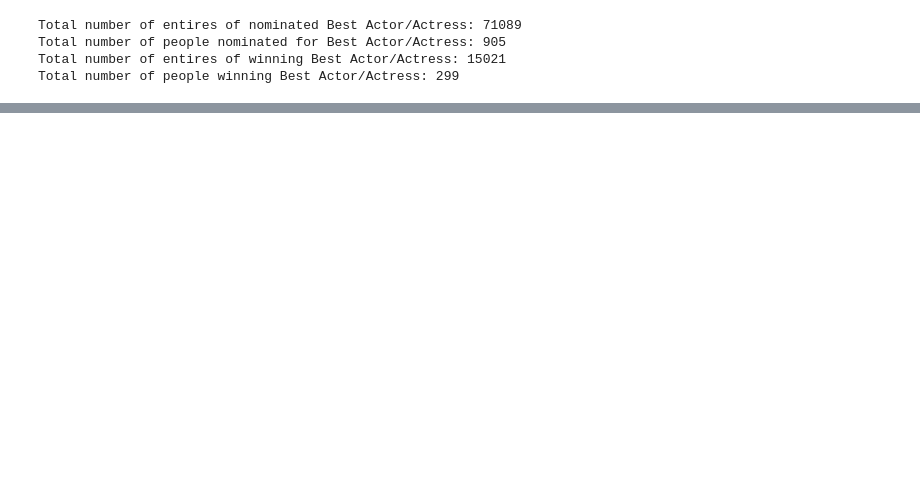
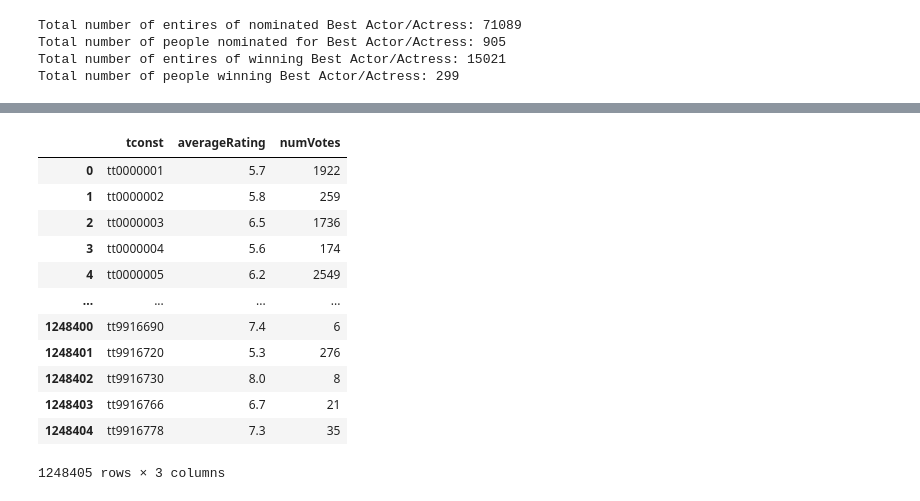
Before and after one commit to epfl-ada/ada-2022-project-cnxtn, a Jupyter notebook: analyze_data.ipynb, the cells around one changed output, grey strips where cells are left out. Saved outputs shown, nothing was run; the diff lists cells and outputs as text; code cells hidden in the pictures; blank space fills up the shorter version.

```diff
--- a/analyze_data.ipynb
+++ b/analyze_data.ipynb
@@ -368,0 +407,20 @@ Total number of people winning Best Actor/Actress: 299
+# %%
+imdb_title_akas_fname = 'additional_data/imdb_data/title_akas.tsv'
+imdb_title_ratings_fname = 'additional_data/imdb_data/title_ratings.tsv'
+# %%
+imdb_title_ratings = pd.read_csv(imdb_title_ratings_fname,sep = "\t")
+imdb_title_ratings
+# %% [output]
+|  | tconst | averageRating | numVotes |
+| 0 | tt0000001 | 5.7 | 1922 |
+| 1 | tt0000002 | 5.8 | 259 |
+| 2 | tt0000003 | 6.5 | 1736 |
+| 3 | tt0000004 | 5.6 | 174 |
+| 4 | tt0000005 | 6.2 | 2549 |
+| ... | ... | ... | ... |
+| 1248400 | tt9916690 | 7.4 | 6 |
+| 1248401 | tt9916720 | 5.3 | 276 |
+| 1248402 | tt9916730 | 8.0 | 8 |
+| 1248403 | tt9916766 | 6.7 | 21 |
+| 1248404 | tt9916778 | 7.3 | 35 |
+1248405 rows × 3 columns
```
Also changed, not shown: parts of 21 cells of this notebook, 2 other files.
